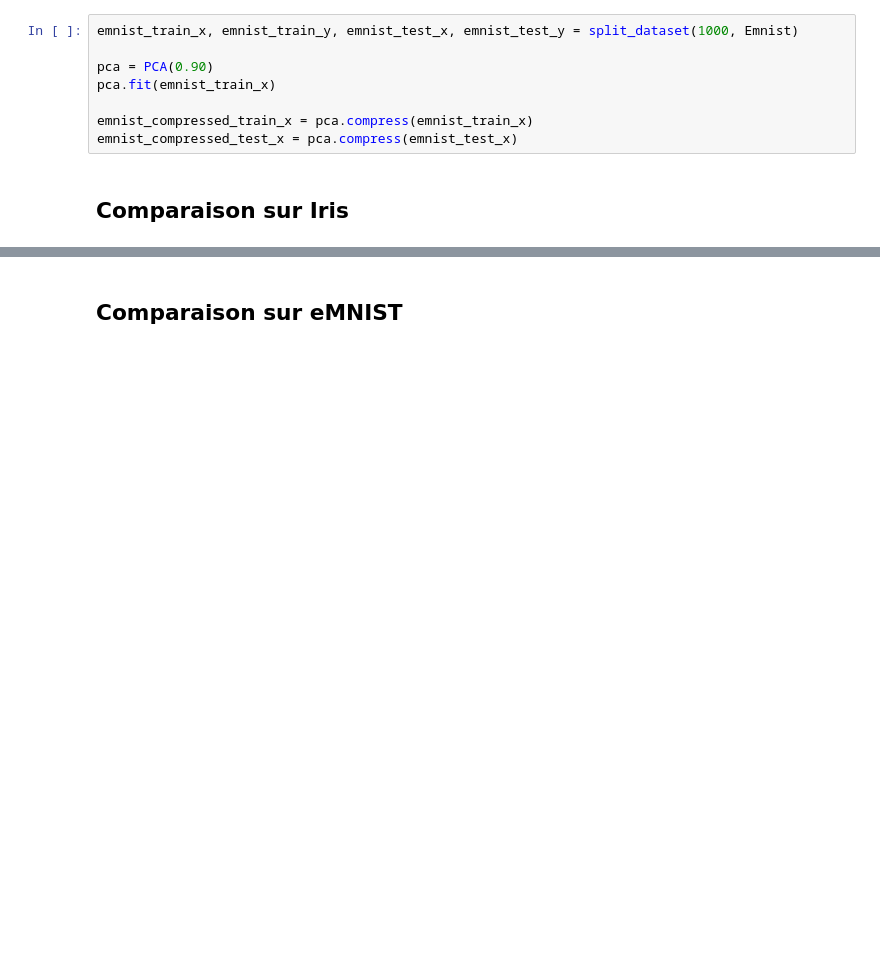
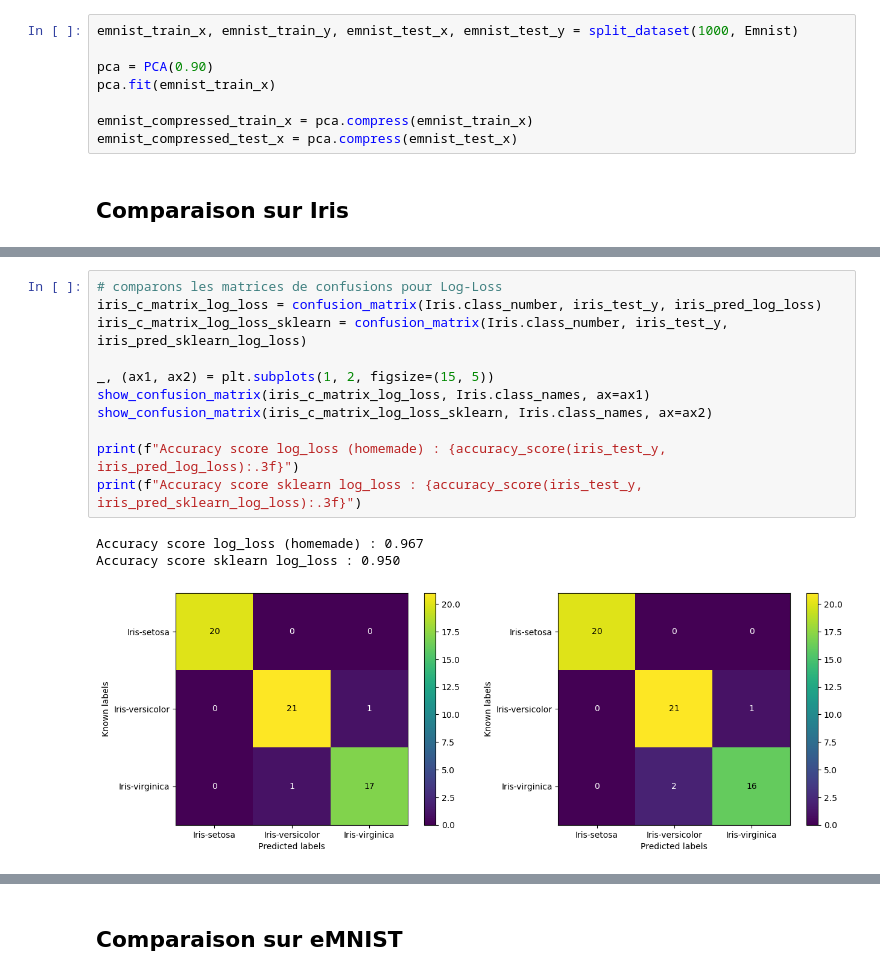
Before and after one commit to desfreng/IAS-Random-Forest, a Jupyter notebook: docs/DecisionTree.ipynb, the cells around one changed output, grey strips where cells are left out. Drawn from its saved outputs; the diff is of its cells as text; blank space fills up the shorter version.

```diff
--- a/docs/DecisionTree.ipynb
+++ b/docs/DecisionTree.ipynb
@@ -25,0 +61,15 @@ emnist_compressed_test_x = pca.compress(emnist_test_x)
+# %%
+# comparons les matrices de confusions pour Log-Loss
+iris_c_matrix_log_loss = confusion_matrix(Iris.class_number, iris_test_y, iris_pred_log_loss)
+iris_c_matrix_log_loss_sklearn = confusion_matrix(Iris.class_number, iris_test_y, iris_pred_sklearn_log_loss)
+
+_, (ax1, ax2) = plt.subplots(1, 2, figsize=(15, 5))
+show_confusion_matrix(iris_c_matrix_log_loss, Iris.class_names, ax=ax1)
+show_confusion_matrix(iris_c_matrix_log_loss_sklearn, Iris.class_names, ax=ax2)
+
+print(f"Accuracy score log_loss (homemade) : {accuracy_score(iris_test_y, iris_pred_log_loss):.3f}")
+print(f"Accuracy score sklearn log_loss : {accuracy_score(iris_test_y, iris_pred_sklearn_log_loss):.3f}")
+# %% [output]
+Accuracy score log_loss (homemade) : 0.967
+Accuracy score sklearn log_loss : 0.950
+[figure, added]
```
Also changed, not shown: parts of 13 cells of this notebook, 1 other file.
